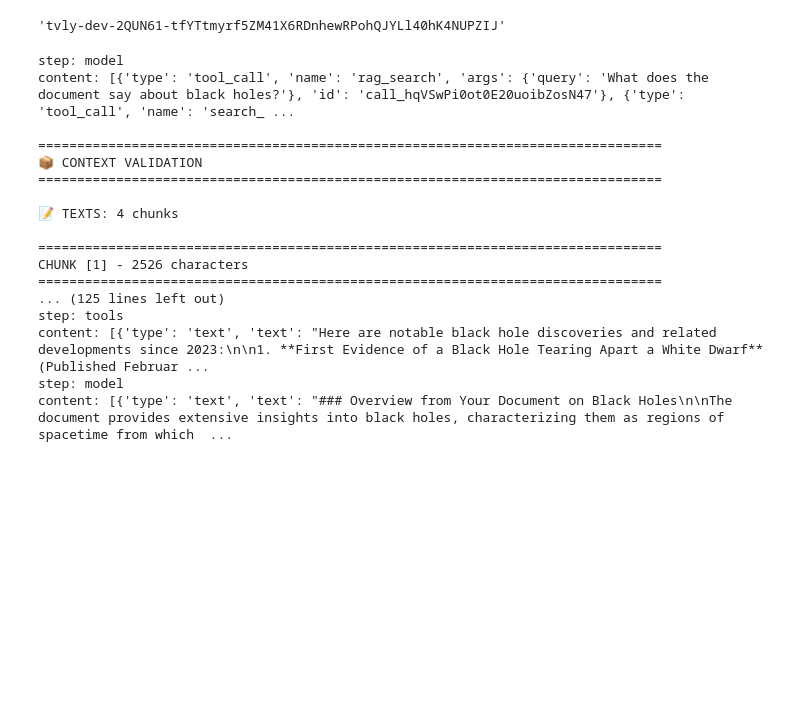
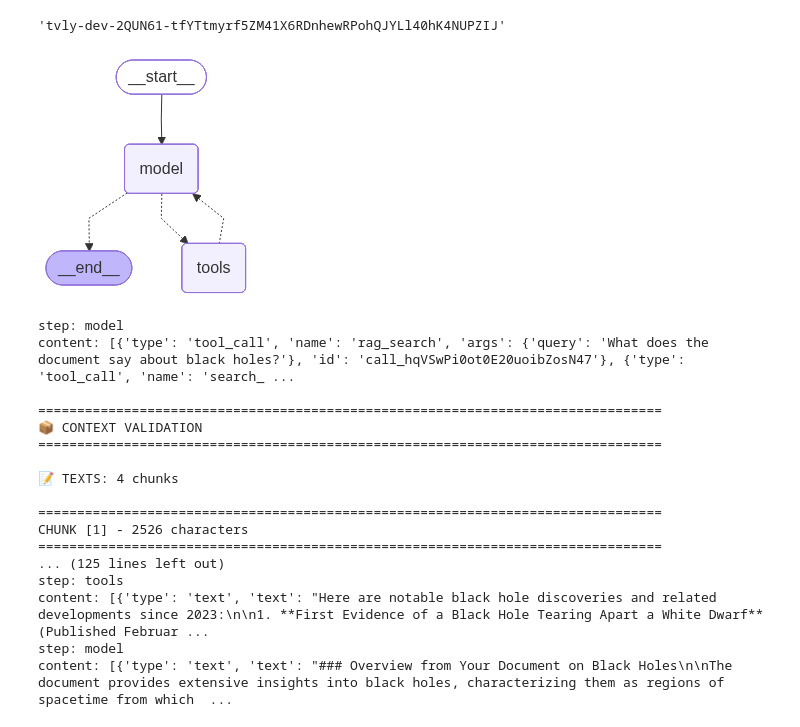
Before and after one commit to abhishekkuber/production-rag-server, a Jupyter notebook: notebooks/supervisor_agent.ipynb, the cells around one changed output. Cells and saved outputs as stored; diff of their text form; code cells hidden in the pictures; blank space fills up the shorter version.

```diff
--- a/notebooks/supervisor_agent.ipynb
+++ b/notebooks/supervisor_agent.ipynb
@@ -339,6 +339,12 @@ For all other queries, you MUST route to the appropriate agent(s) and synthesize
 	return supervisor
 # %%
 supervisor = create_supervisor_agent(project_id="3f7be382-9eb8-43ac-8aef-ba437fbaa83f", model="gpt-4o-mini")
+# %%
+# Visualize the graph (optional - requires graphviz)
+from IPython.display import Image, display
+display(Image(supervisor.get_graph().draw_mermaid_png()))
+# %% [output]
+[figure, added]
 # %%
 # "Look up current Bitcoin prices online"
 # "What's happening in AI this week?"
```
Also changed, not shown: 16 other files.
